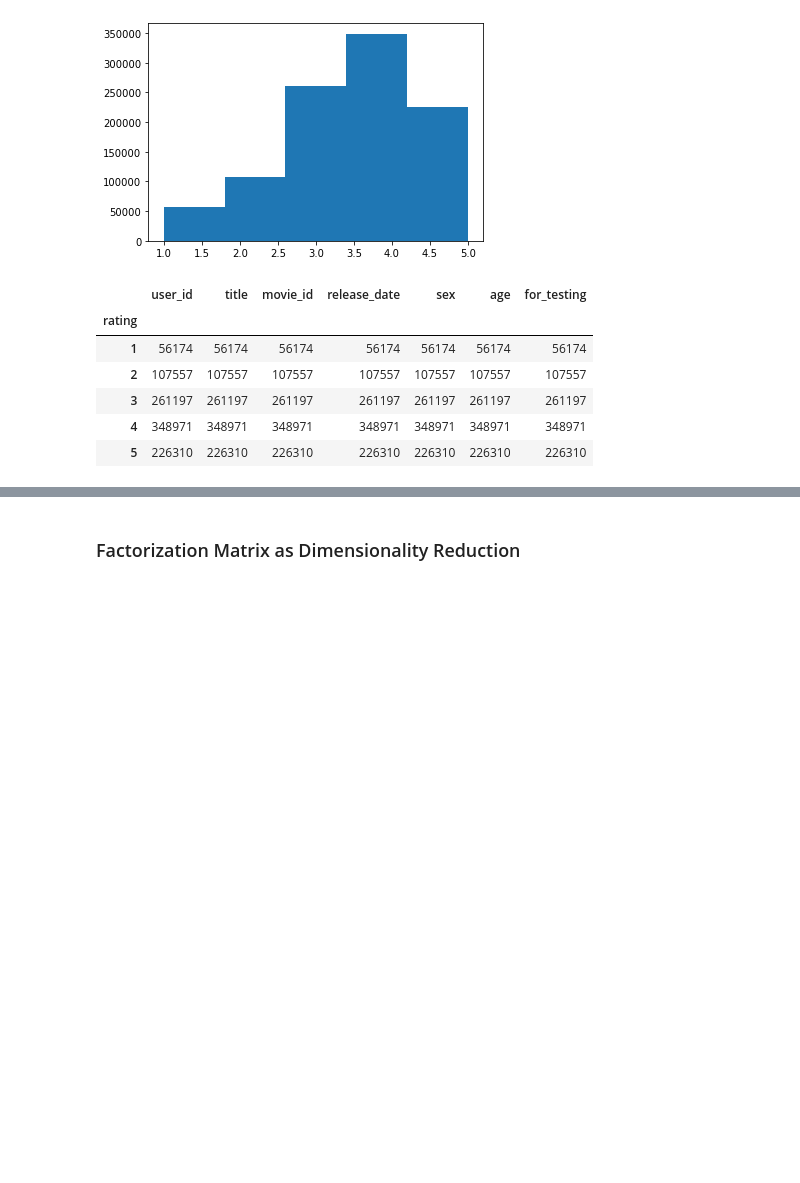
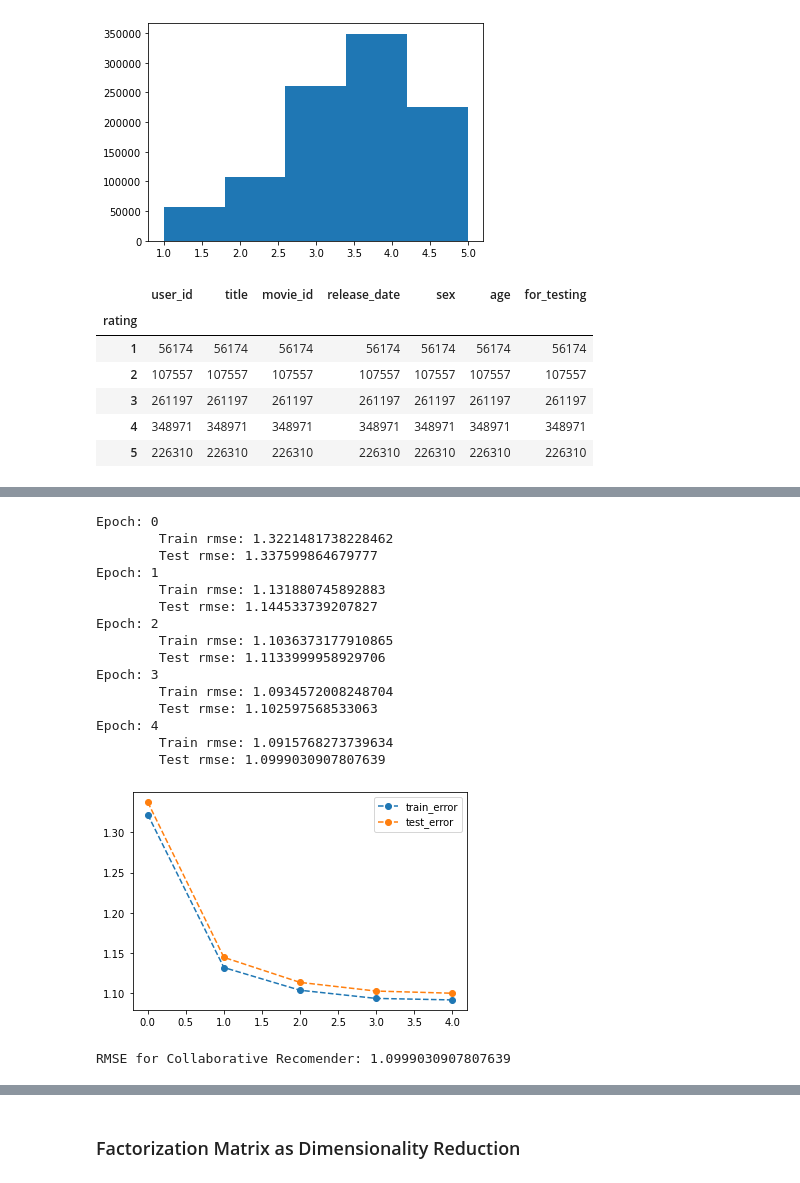
Before and after one commit to ssegui/recsysMaster2020, a Jupyter notebook: notebooks/Lesson4_Factorization_Models.ipynb, the cells around one changed output, grey strips where cells are left out. Saved outputs shown, nothing was run; the diff lists cells and outputs as text; code cells hidden in the pictures; blank space fills up the shorter version.

```diff
--- a/notebooks/Lesson4_Factorization_Models.ipynb
+++ b/notebooks/Lesson4_Factorization_Models.ipynb
@@ -37,15 +37,15 @@ import matplotlib.pylab as plt
 
 # Load Data set
 u_cols = ['user_id', 'age', 'sex', 'occupation', 'zip_code']
-users = pd.read_csv('../data/ml-1m/users.dat', sep='::', names=u_cols)
+users = pd.read_csv('../data/ml-1m/users.dat', sep='::', names=u_cols, engine='python')
 
 r_cols = ['user_id', 'movie_id', 'rating', 'unix_timestamp']
-ratings = pd.read_csv('../data/ml-1m/ratings.dat', sep='::', names=r_cols)
+ratings = pd.read_csv('../data/ml-1m/ratings.dat', sep='::', names=r_cols, engine='python')
 
 # the movies file contains columns indicating the movie's genres
 # let's only load the first three columns of the file with usecols
 m_cols = ['movie_id', 'title', 'release_date']
-movies = pd.read_csv('../data/ml-1m/movies.dat', sep='::', names=m_cols, usecols=range(3), encoding='latin-1')
+movies = pd.read_csv('../data/ml-1m/movies.dat', sep='::', names=m_cols, usecols=range(3), encoding='latin-1', engine='python')
 
 # Construcció del DataFrame
 data = pd.merge(pd.merge(ratings, users), movies)
@@ -58,8 +58,6 @@ print("Full DB has ", data.movie_id.nunique(), " movies")
 data.head()
 
 
-
-
 ## DIVIDE THE DATA INTO TRAINING AND TEST SET
 data['for_testing'] = False
 grouped = data.groupby('user_id', group_keys=False).apply(assign_to_set)
@@ -93,0 +294,22 @@ data.groupby(by='rating').count()
+# %%
+reco = RecSys_vanilla_mf(data_train,num_components=5)
+reco.fit(n_epochs = 5,learning_rate=0.01,lmbda=0.5)
+print('RMSE for Collaborative Recomender: %s' % evaluate(reco.predict,data_train,data_test))
+# %% [output]
+Epoch: 0
+        Train rmse: 1.3221481738228462
+        Test rmse: 1.337599864679777
+Epoch: 1
+        Train rmse: 1.131880745892883
+        Test rmse: 1.144533739207827
+Epoch: 2
+        Train rmse: 1.1036373177910865
+        Test rmse: 1.1133999958929706
+Epoch: 3
+        Train rmse: 1.0934572008248704
+        Test rmse: 1.102597568533063
+Epoch: 4
+        Train rmse: 1.0915768273739634
+        Test rmse: 1.0999030907807639
+[figure, added]
+RMSE for Collaborative Recomender: 1.0999030907807639
```
Also changed, not shown: parts of 40 cells of this notebook.
